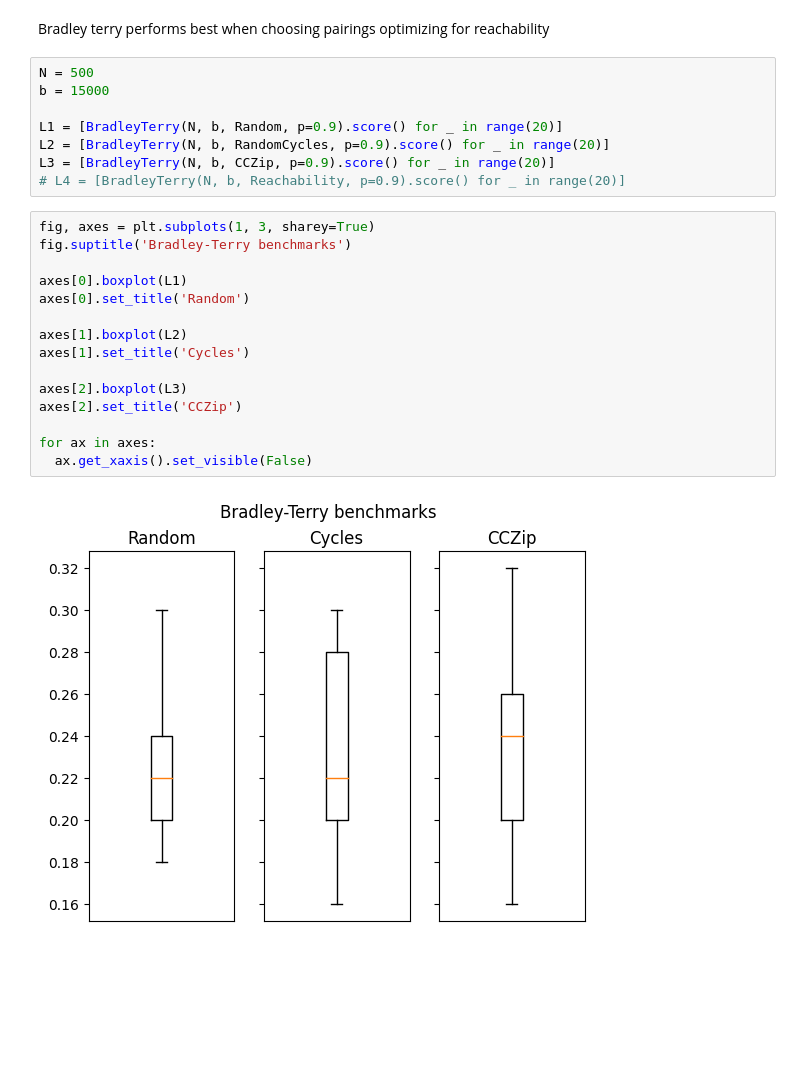
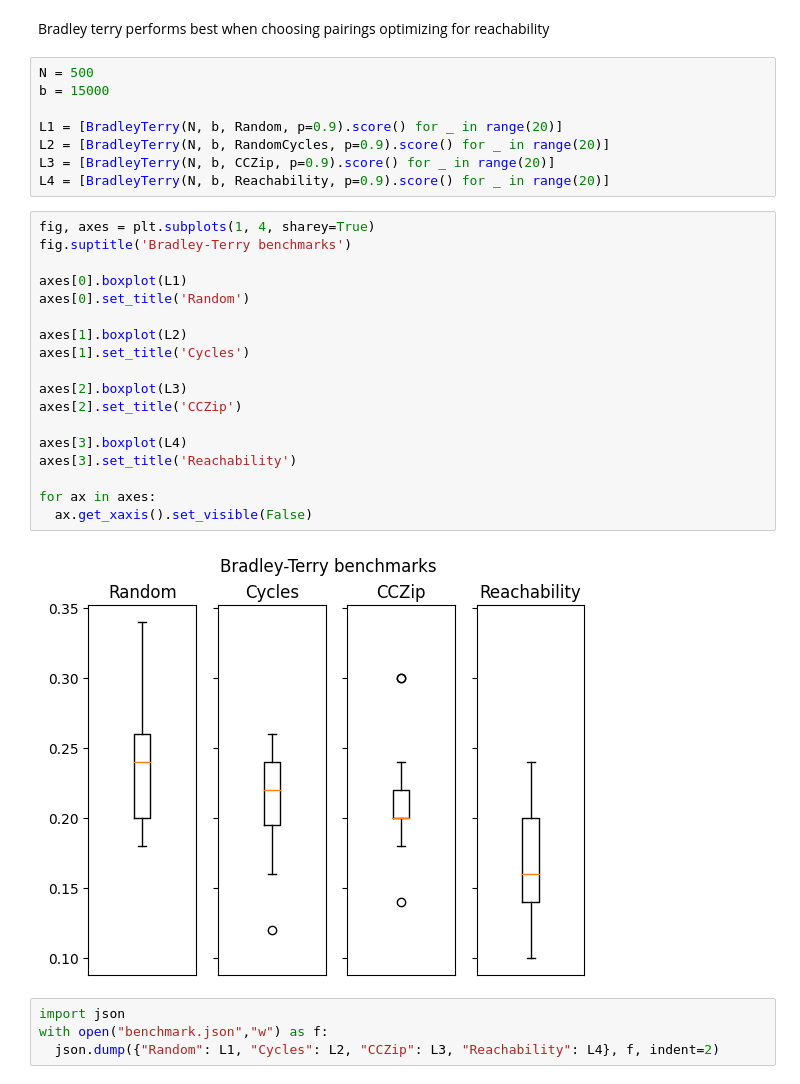
Before and after one commit to fcrozatier/voting-systems-benchmark, a Jupyter notebook: src/bradley_terry/bradley_terry.ipynb, the cells around one changed output. Saved outputs shown, nothing was run; the diff lists cells and outputs as text; blank space fills up the shorter version.

Commit message:
run bradley terry benchmark

```diff
--- a/src/bradley_terry/bradley_terry.ipynb
+++ b/src/bradley_terry/bradley_terry.ipynb
@@ -70,21 +70,28 @@ b = 15000
 L1 = [BradleyTerry(N, b, Random, p=0.9).score() for _ in range(20)]
 L2 = [BradleyTerry(N, b, RandomCycles, p=0.9).score() for _ in range(20)]
 L3 = [BradleyTerry(N, b, CCZip, p=0.9).score() for _ in range(20)]
-# L4 = [BradleyTerry(N, b, Reachability, p=0.9).score() for _ in range(20)]
+L4 = [BradleyTerry(N, b, Reachability, p=0.9).score() for _ in range(20)]
 # %%
-fig, axes = plt.subplots(1, 3, sharey=True)
+fig, axes = plt.subplots(1, 4, sharey=True)
 fig.suptitle('Bradley-Terry benchmarks')
 
 axes[0].boxplot(L1)
 axes[0].set_title('Random')
 
 axes[1].boxplot(L2)
 axes[1].set_title('Cycles')
 
 axes[2].boxplot(L3)
 axes[2].set_title('CCZip')
 
+axes[3].boxplot(L4)
+axes[3].set_title('Reachability')
+
 for ax in axes:
   ax.get_xaxis().set_visible(False)
 # %% [output]
-[figure, old version]
+[figure, new version]
+# %%
+import json
+with open("benchmark.json","w") as f:
+  json.dump({"Random": L1, "Cycles": L2, "CCZip": L3, "Reachability": L4}, f, indent=2)
```
Also changed, not shown: 1 other file.
